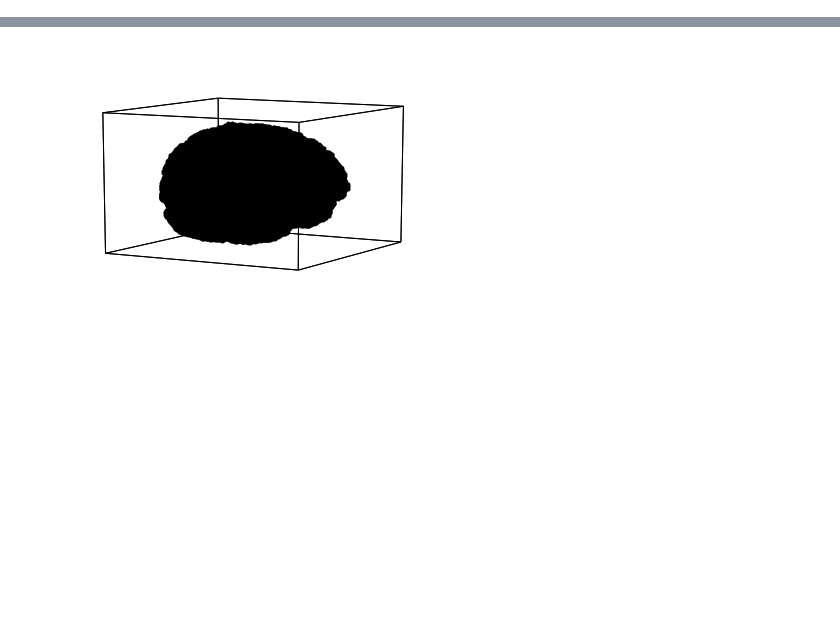
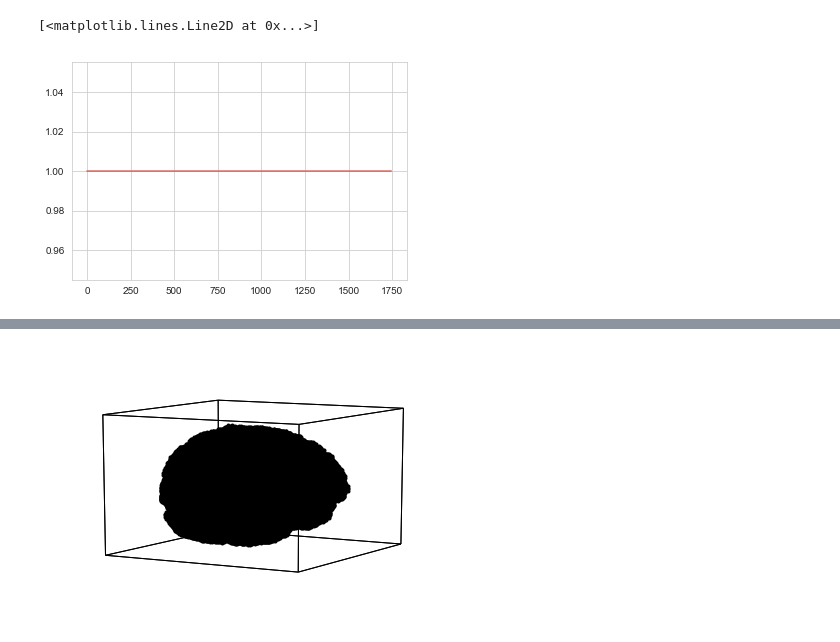
Before and after one commit to ContextLab/directed-forgetting-network-dynamics, a Jupyter notebook: code/network_analyses.ipynb, the cells around one changed output, grey strips where cells are left out. Cells and saved outputs as stored; diff of their text form; code cells hidden in the pictures; blank space fills up the shorter version.

```diff
--- a/code/network_analyses.ipynb
+++ b/code/network_analyses.ipynb
@@ -22,0 +228,5 @@ regressor_files = lsdir(os.path.join(datadir, 'regmats', '*.mat'))
+# %%
+plt.plot(next_sub_clusters)
+# %% [output]
+[<matplotlib.lines.Line2D at 0x...>]
+[figure, added]
```
Also changed, not shown: parts of 67 cells of this notebook, 1 other file.
